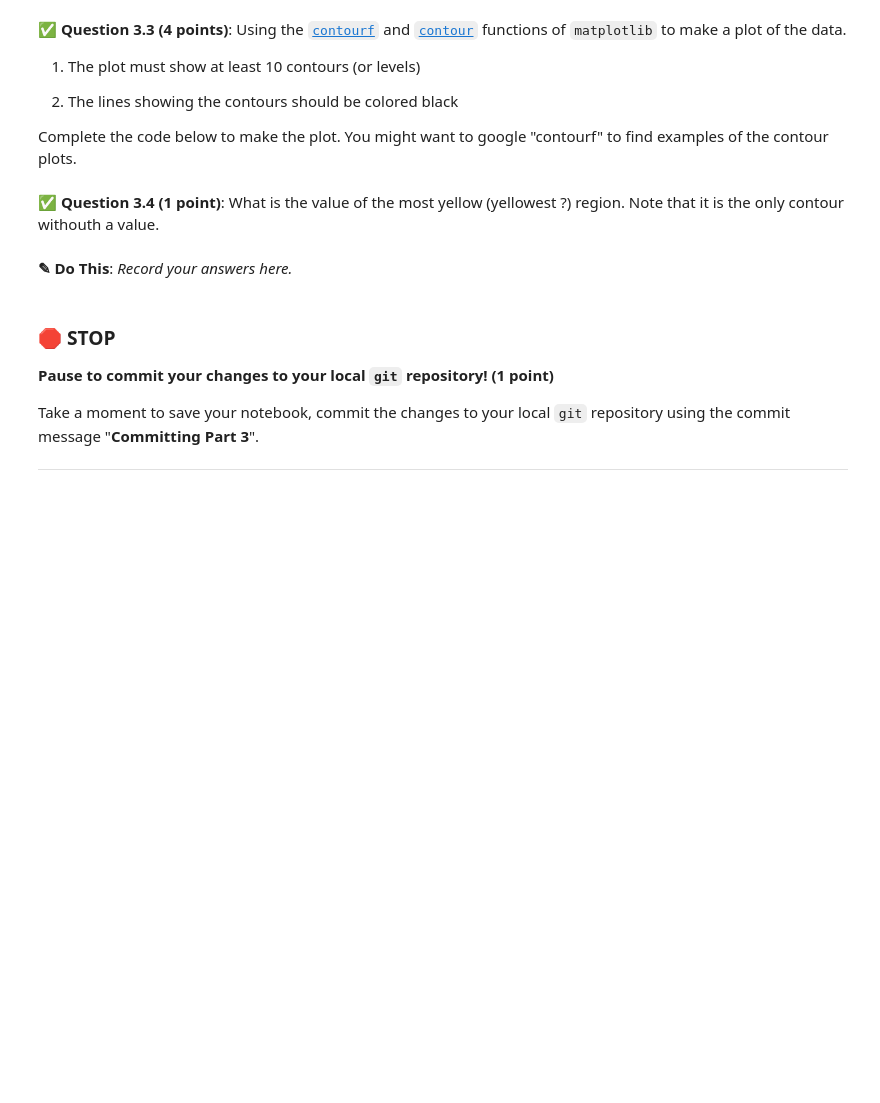
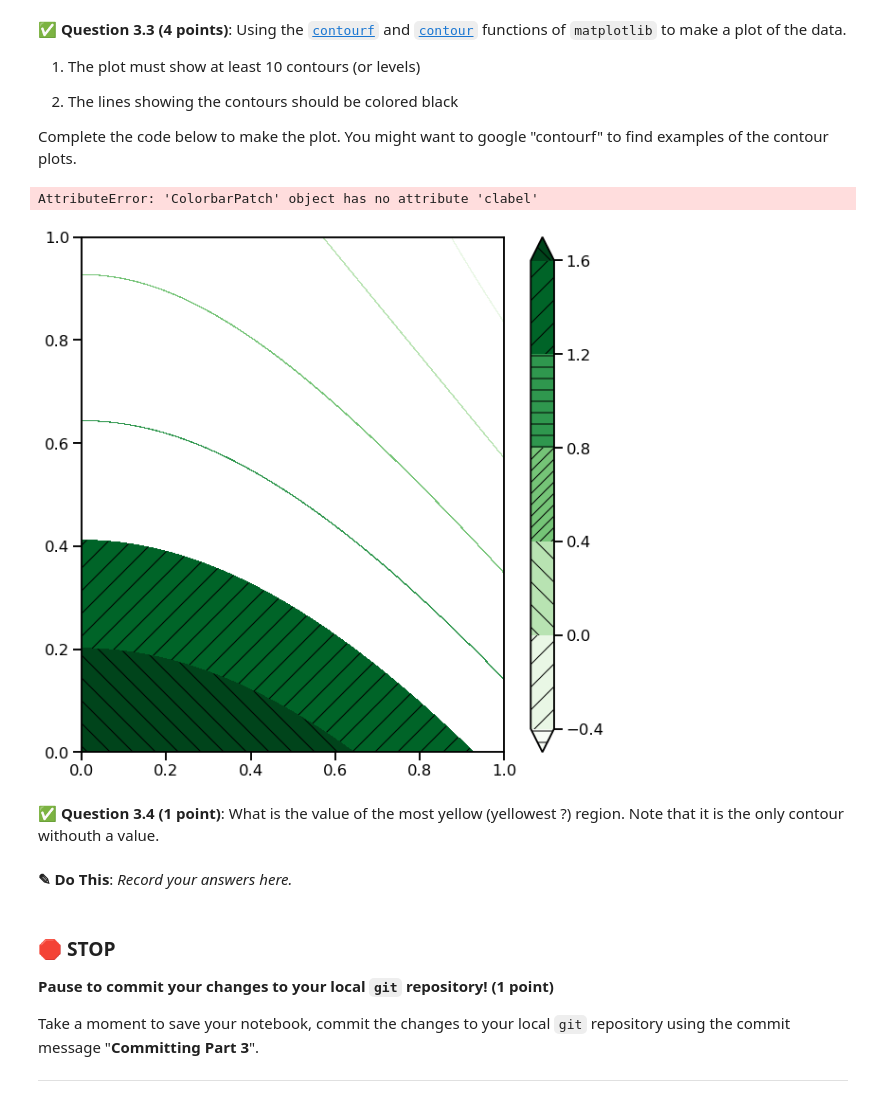
Before and after one commit to Kikuchanw/cmse202-f22-turnin, a Jupyter notebook: midterm/CMSE202-Midterm-Section003-HaizhouWang.ipynb, the cells around one changed output. Drawn from its saved outputs; the diff is of its cells as text; code cells hidden in the pictures; blank space fills up the shorter version.

```diff
--- a/midterm/CMSE202-Midterm-Section003-HaizhouWang.ipynb
+++ b/midterm/CMSE202-Midterm-Section003-HaizhouWang.ipynb
@@ -393,3 +394,6 @@ In this part of the exam you will need to review a bit of documentation from a P
 __IMPORTANT:__ I said **method** not function!
 # %%
 # Put your code here
+psi = np.loadtxt('psi.dat')
+psi1 = psi.reshape((100, 200))
+psi1
@@ -403,15 +421,28 @@ __IMPORTANT:__ I said **method** not function!
 Complete the code below to make the plot. You might want to google "contourf" to find examples of the contour plots.
 # %%
 # Complete this part
-
+x = psi1.reshape(1, -1)
+y = psi1.reshape(-1, 1)
+z = np.cos(x)*2 - np.sin(y)*2
+x, y = x.flatten(), y.flatten()
 fig, ax = plt.subplots(1,1, figsize = (10,10))
 
-cpf = # Make a filled contour plot of the data with 10 levels
+cpf = plt.contourf(x, y, z,
+                  hatches =['-', '/',
+                            '\\', '//'],
+                  cmap ='Greens',
+                  extend ='both',
+                  alpha = 1)
 
-cp = # Plot the contours of the plot above and make the color of the levels black
+# Make a filled contour plot of the data with 10 levels
+
+cp = plt.colorbar(cpf)
 
 ax.clabel(cp, fontsize = 12)
 plt.show()
+# %% [output]
+AttributeError: 'ColorbarPatch' object has no attribute 'clabel'
+[figure, added]
 # %% [markdown]
 &#9989; **Question 3.4 (1 point)**: What is the value of the most yellow (yellowest ?) region. Note that it is the only contour withouth a value.
 # %% [markdown]
```
Also changed, not shown: parts of 2 cells of this notebook.
